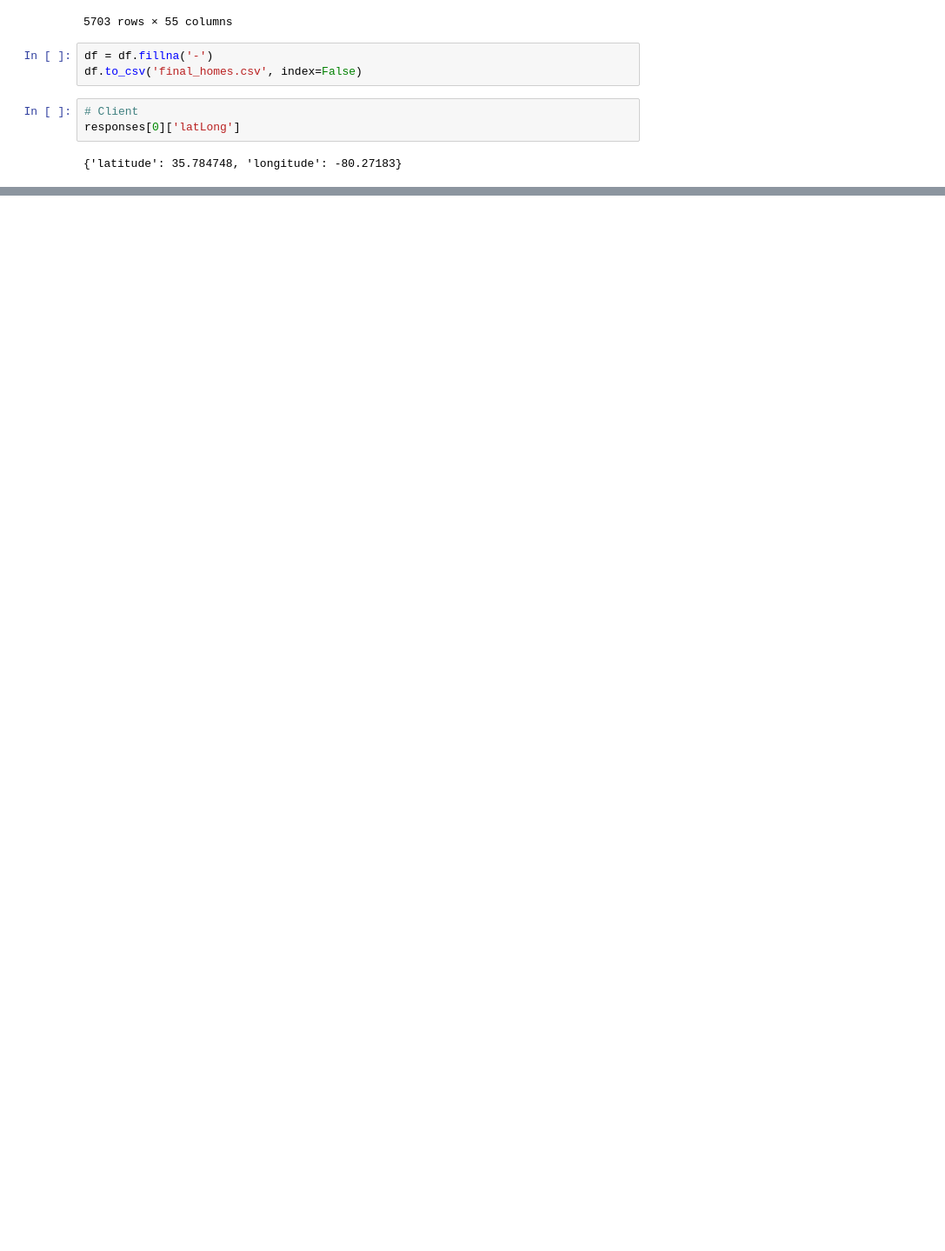
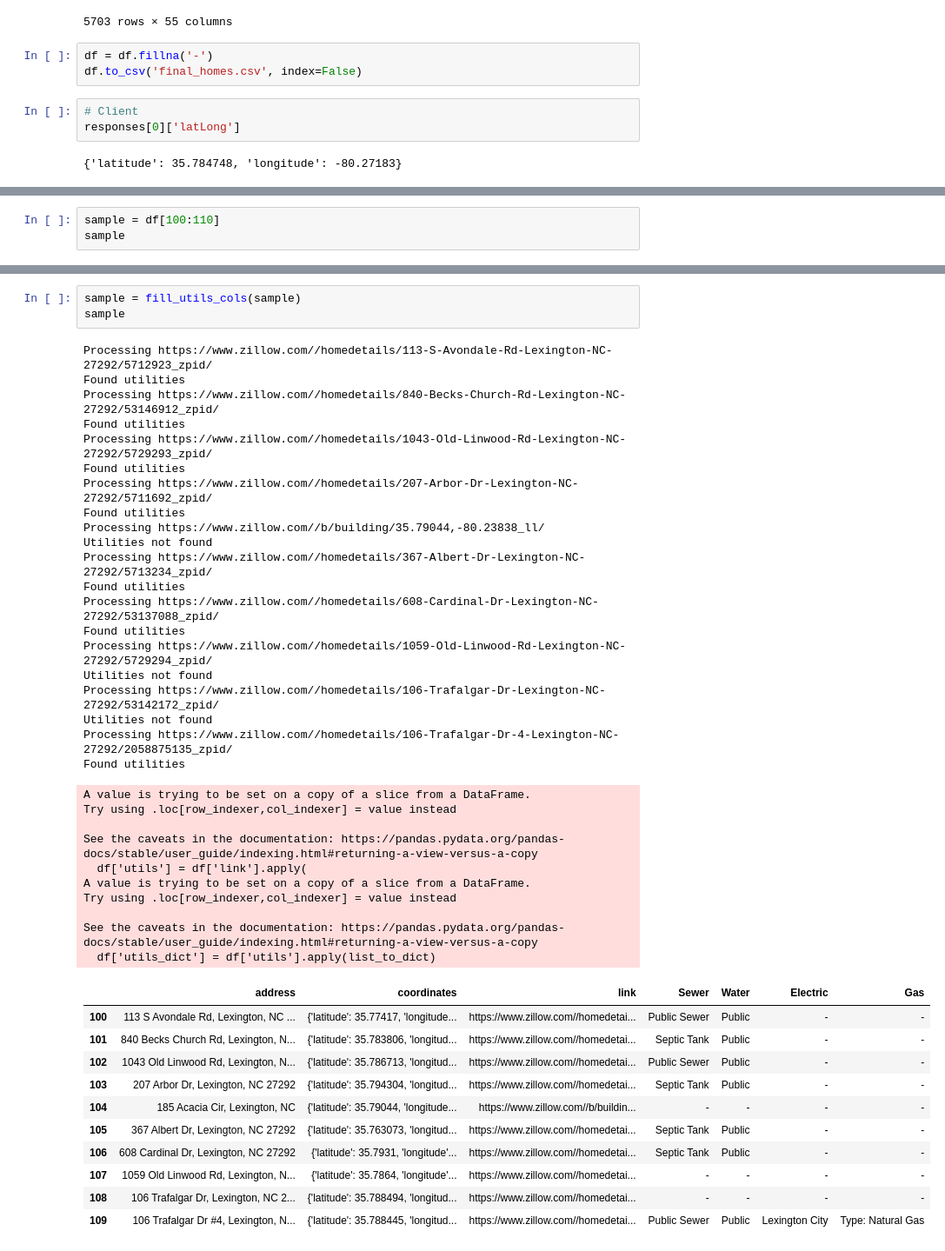
Before and after one commit to mido-99/Scrape-collection, a Jupyter notebook: zillow_homes/Manipulate data.ipynb, the cells around one changed output, grey strips where cells are left out. Shown at 87% size. Cells and saved outputs as stored; diff of their text form; blank space fills up the shorter version.

```diff
--- a/zillow_homes/Manipulate data.ipynb
+++ b/zillow_homes/Manipulate data.ipynb
@@ -373,0 +373,3 @@ df
+# %%
+sample = df[100:110]
+sample
@@ -373,0 +437,45 @@ df
+# %%
+sample = fill_utils_cols(sample)
+sample
+# %% [output]
+Processing https://www.zillow.com//homedetails/113-S-Avondale-Rd-Lexington-NC-27292/5712923_zpid/
+Found utilities
+Processing https://www.zillow.com//homedetails/840-Becks-Church-Rd-Lexington-NC-27292/53146912_zpid/
+Found utilities
+Processing https://www.zillow.com//homedetails/1043-Old-Linwood-Rd-Lexington-NC-27292/5729293_zpid/
+Found utilities
+Processing https://www.zillow.com//homedetails/207-Arbor-Dr-Lexington-NC-27292/5711692_zpid/
+Found utilities
+Processing https://www.zillow.com//b/building/35.79044,-80.23838_ll/
+Utilities not found
+Processing https://www.zillow.com//homedetails/367-Albert-Dr-Lexington-NC-27292/5713234_zpid/
+Found utilities
+Processing https://www.zillow.com//homedetails/608-Cardinal-Dr-Lexington-NC-27292/53137088_zpid/
+Found utilities
+Processing https://www.zillow.com//homedetails/1059-Old-Linwood-Rd-Lexington-NC-27292/5729294_zpid/
+Utilities not found
+Processing https://www.zillow.com//homedetails/106-Trafalgar-Dr-Lexington-NC-27292/53142172_zpid/
+Utilities not found
+Processing https://www.zillow.com//homedetails/106-Trafalgar-Dr-4-Lexington-NC-27292/2058875135_zpid/
+Found utilities
+A value is trying to be set on a copy of a slice from a DataFrame.
+Try using .loc[row_indexer,col_indexer] = value instead
+
+See the caveats in the documentation: https://pandas.pydata.org/pandas-docs/stable/user_guide/indexing.html#returning-a-view-versus-a-copy
+  df['utils'] = df['link'].apply(
+A value is trying to be set on a copy of a slice from a DataFrame.
+Try using .loc[row_indexer,col_indexer] = value instead
+
+See the caveats in the documentation: https://pandas.pydata.org/pandas-docs/stable/user_guide/indexing.html#returning-a-view-versus-a-copy
+  df['utils_dict'] = df['utils'].apply(list_to_dict)
+|  | address | coordinates | link | Sewer | Water | Electric | Gas |
+| 100 | 113 S Avondale Rd, Lexington, NC ... | {'latitude': 35.77417, 'longitude... | https://www.zillow.com//homedetai... | Public Sewer | Public | - | - |
+| 101 | 840 Becks Church Rd, Lexington, N... | {'latitude': 35.783806, 'longitud... | https://www.zillow.com//homedetai... | Septic Tank | Public | - | - |
+| 102 | 1043 Old Linwood Rd, Lexington, N... | {'latitude': 35.786713, 'longitud... | https://www.zillow.com//homedetai... | Public Sewer | Public | - | - |
+| 103 | 207 Arbor Dr, Lexington, NC 27292 | {'latitude': 35.794304, 'longitud... | https://www.zillow.com//homedetai... | Septic Tank | Public | - | - |
+| 104 | 185 Acacia Cir, Lexington, NC | {'latitude': 35.79044, 'longitude... | https://www.zillow.com//b/buildin... | - | - | - | - |
+| 105 | 367 Albert Dr, Lexington, NC 27292 | {'latitude': 35.763073, 'longitud... | https://www.zillow.com//homedetai... | Septic Tank | Public | - | - |
+| 106 | 608 Cardinal Dr, Lexington, NC 27292 | {'latitude': 35.7931, 'longitude'... | https://www.zillow.com//homedetai... | Septic Tank | Public | - | - |
+| 107 | 1059 Old Linwood Rd, Lexington, N... | {'latitude': 35.7864, 'longitude'... | https://www.zillow.com//homedetai... | - | - | - | - |
+| 108 | 106 Trafalgar Dr, Lexington, NC 2... | {'latitude': 35.788494, 'longitud... | https://www.zillow.com//homedetai... | - | - | - | - |
+| 109 | 106 Trafalgar Dr #4, Lexington, N... | {'latitude': 35.788445, 'longitud... | https://www.zillow.com//homedetai... | Public Sewer | Public | Lexington City | Type: Natural Gas |
```
Also changed, not shown: parts of 17 cells of this notebook, 1 other file.
